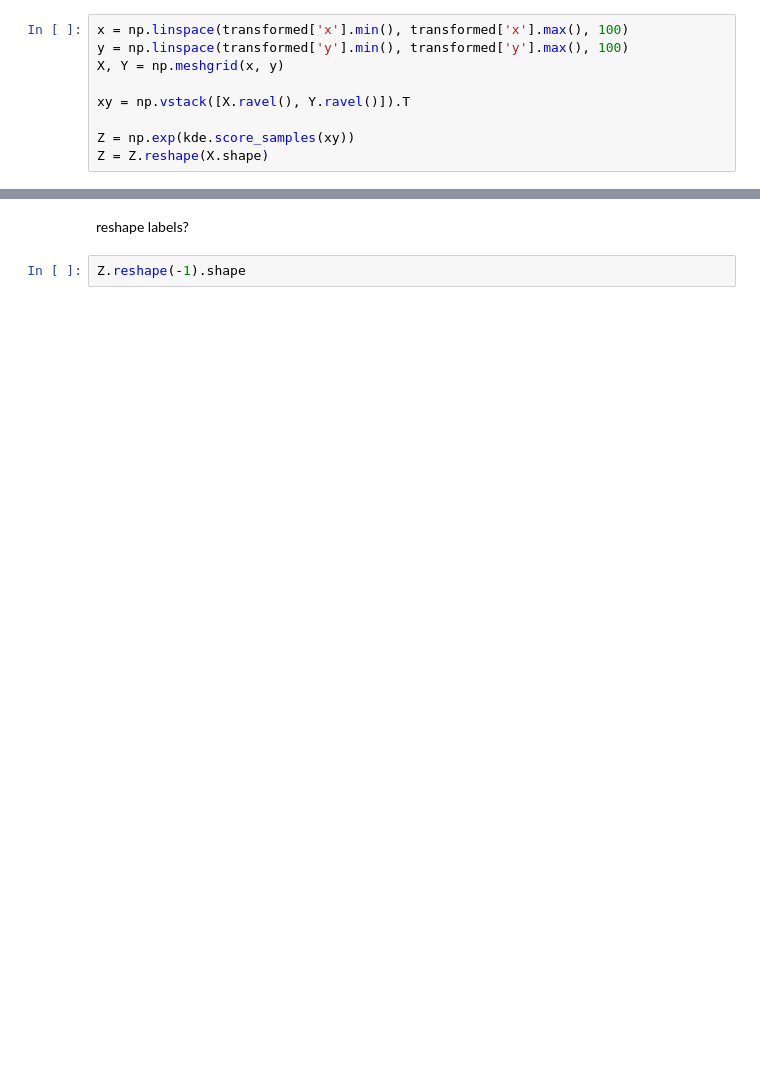
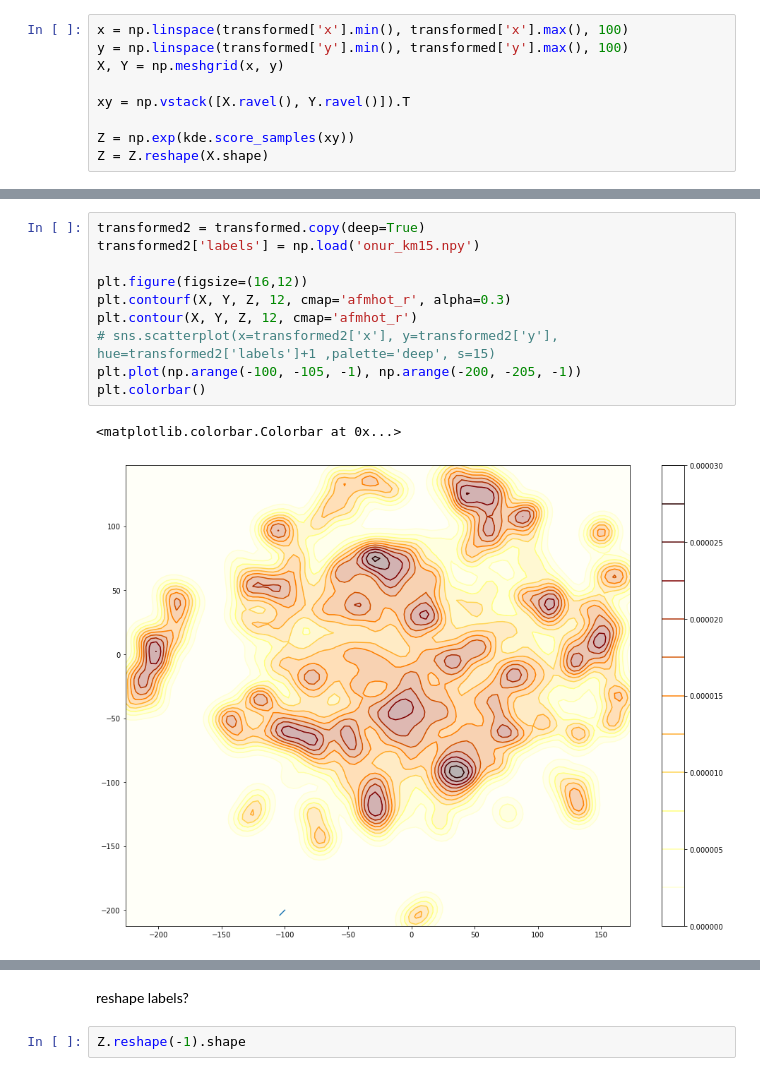
Before and after one commit to Gogolla-Lab/eMotion, a Jupyter notebook: analysis/analysis_egocentric-withPCA-withoutTail.ipynb, the cells around one changed output, grey strips where cells are left out. Cells and saved outputs as stored; diff of their text form; blank space fills up the shorter version.

```diff
--- a/analysis/analysis_egocentric-withPCA-withoutTail.ipynb
+++ b/analysis/analysis_egocentric-withPCA-withoutTail.ipynb
@@ -192 +218,14 @@ Z = Z.reshape(X.shape)
+# %%
+transformed2 = transformed.copy(deep=True)
+transformed2['labels'] = np.load('onur_km15.npy')
+
+plt.figure(figsize=(16,12))
+plt.contourf(X, Y, Z, 12, cmap='afmhot_r', alpha=0.3)
+plt.contour(X, Y, Z, 12, cmap='afmhot_r')
+# sns.scatterplot(x=transformed2['x'], y=transformed2['y'], hue=transformed2['labels']+1 ,palette='deep', s=15)
+plt.plot(np.arange(-100, -105, -1), np.arange(-200, -205, -1))
+plt.colorbar()
+# %% [output]
+<matplotlib.colorbar.Colorbar at 0x...>
+[figure, added]
 # %%
```
Also changed, not shown: parts of 50 cells of this notebook, 3 other files.
